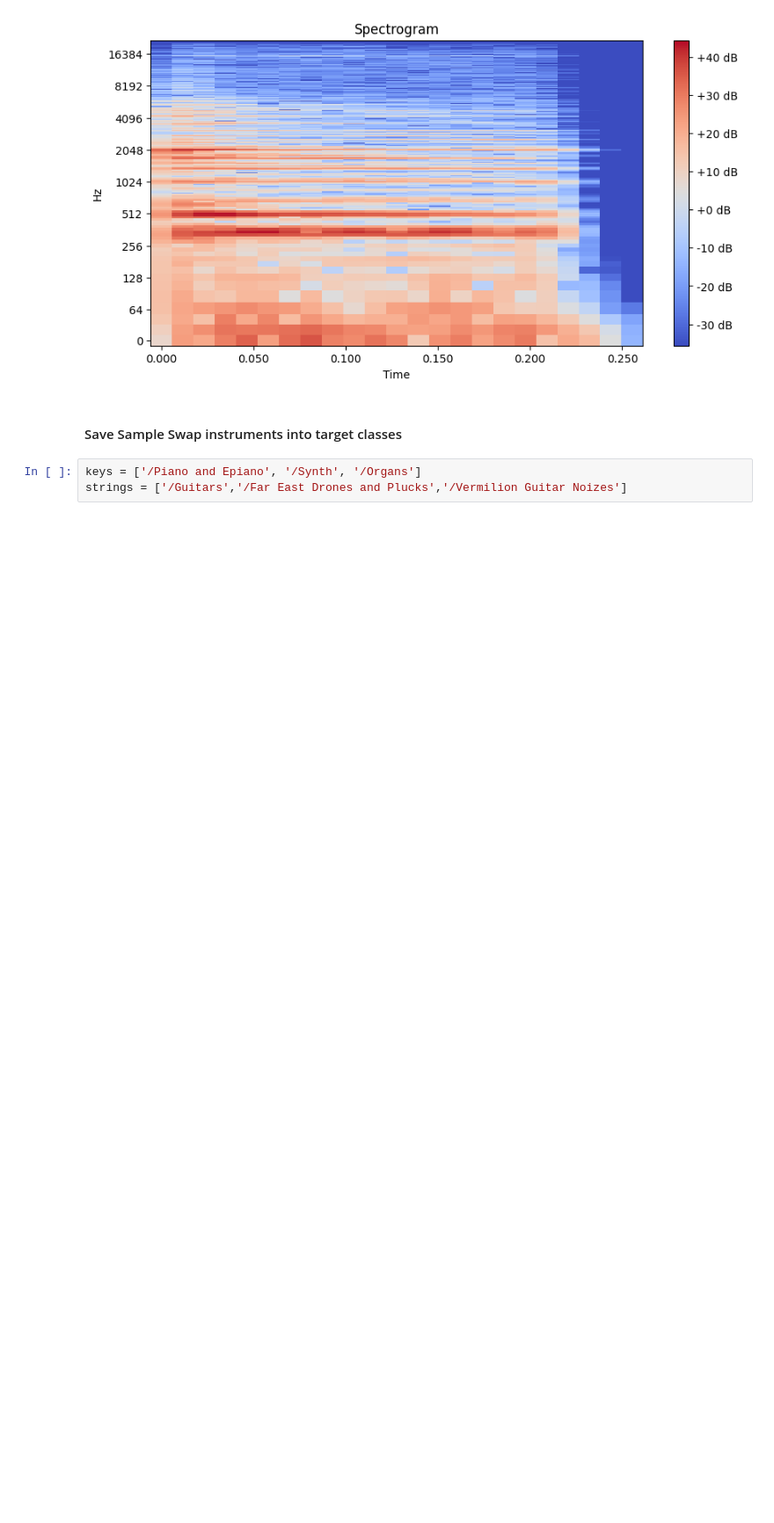
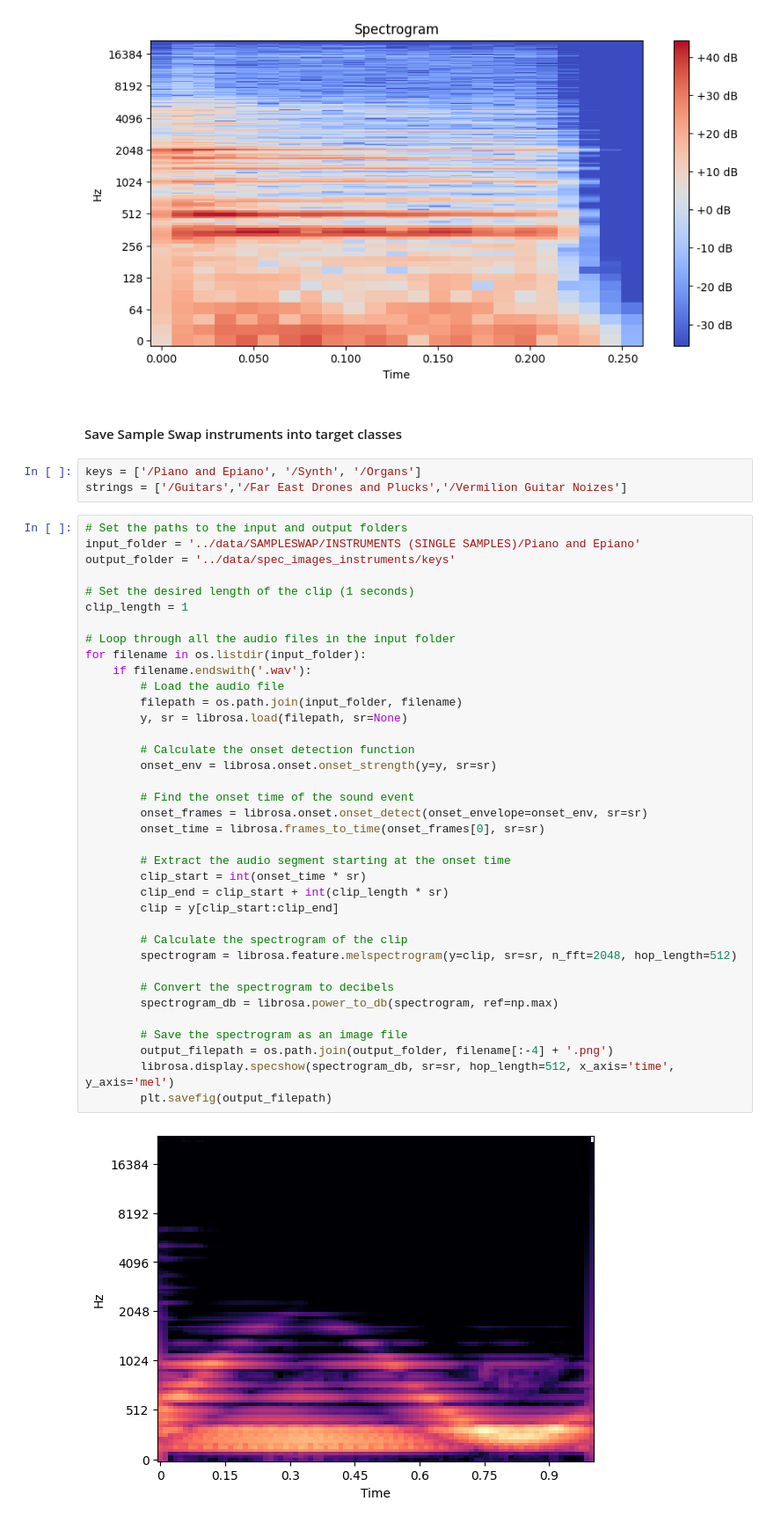
Before and after one commit to paulbridi/soundboard, a Jupyter notebook: notebooks/sample_swap_model_eda.ipynb, the cells around one changed output. Shown at 88% size. Cells and saved outputs as stored; diff of their text form; blank space fills up the shorter version.

Commit message:
Add function to save 1sec spectrogam of inst samples

```diff
--- a/notebooks/sample_swap_model_eda.ipynb
+++ b/notebooks/sample_swap_model_eda.ipynb
@@ -41,3 +42,42 @@ plt.show()
 # %%
 keys = ['/Piano and Epiano', '/Synth', '/Organs']
 strings = ['/Guitars','/Far East Drones and Plucks','/Vermilion Guitar Noizes']
+# %%
+# Set the paths to the input and output folders
+input_folder = '../data/SAMPLESWAP/INSTRUMENTS (SINGLE SAMPLES)/Piano and Epiano'
+output_folder = '../data/spec_images_instruments/keys'
+
+# Set the desired length of the clip (1 seconds)
+clip_length = 1
+
+# Loop through all the audio files in the input folder
+for filename in os.listdir(input_folder):
+    if filename.endswith('.wav'):
+        # Load the audio file
+        filepath = os.path.join(input_folder, filename)
+        y, sr = librosa.load(filepath, sr=None)
+
+        # Calculate the onset detection function
+        onset_env = librosa.onset.onset_strength(y=y, sr=sr)
+
+        # Find the onset time of the sound event
+        onset_frames = librosa.onset.onset_detect(onset_envelope=onset_env, sr=sr)
+        onset_time = librosa.frames_to_time(onset_frames[0], sr=sr)
+
+        # Extract the audio segment starting at the onset time
+        clip_start = int(onset_time * sr)
+        clip_end = clip_start + int(clip_length * sr)
+        clip = y[clip_start:clip_end]
+
+        # Calculate the spectrogram of the clip
+        spectrogram = librosa.feature.melspectrogram(y=clip, sr=sr, n_fft=2048, hop_length=512)
+
+        # Convert the spectrogram to decibels
+        spectrogram_db = librosa.power_to_db(spectrogram, ref=np.max)
+
+        # Save the spectrogram as an image file
+        output_filepath = os.path.join(output_folder, filename[:-4] + '.png')
+        librosa.display.specshow(spectrogram_db, sr=sr, hop_length=512, x_axis='time', y_axis='mel')
+        plt.savefig(output_filepath)
+# %% [output]
+[figure, added]
```
Also changed, not shown: parts of 1 cell of this notebook.
